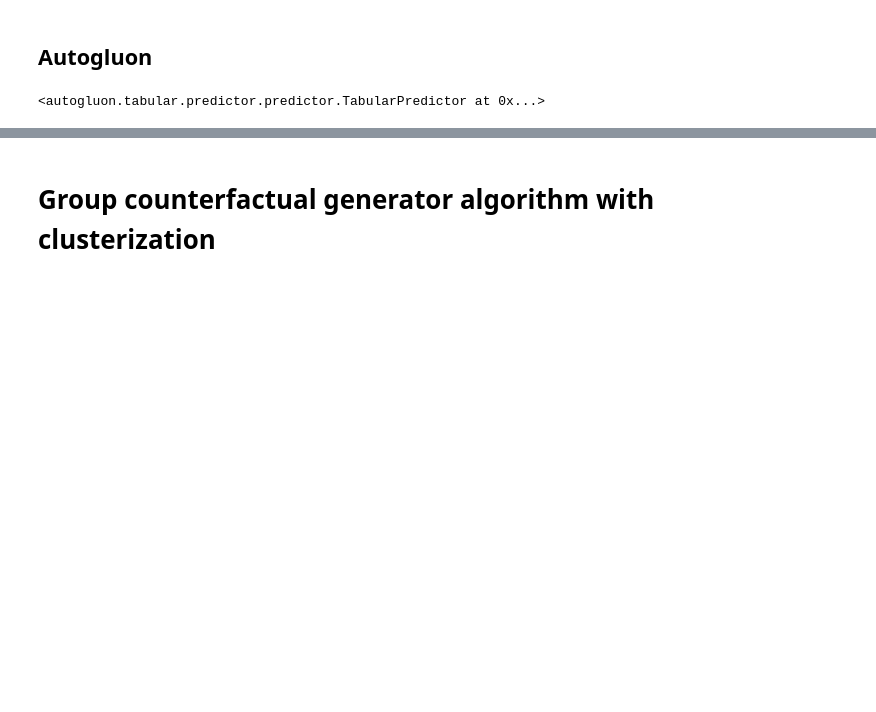
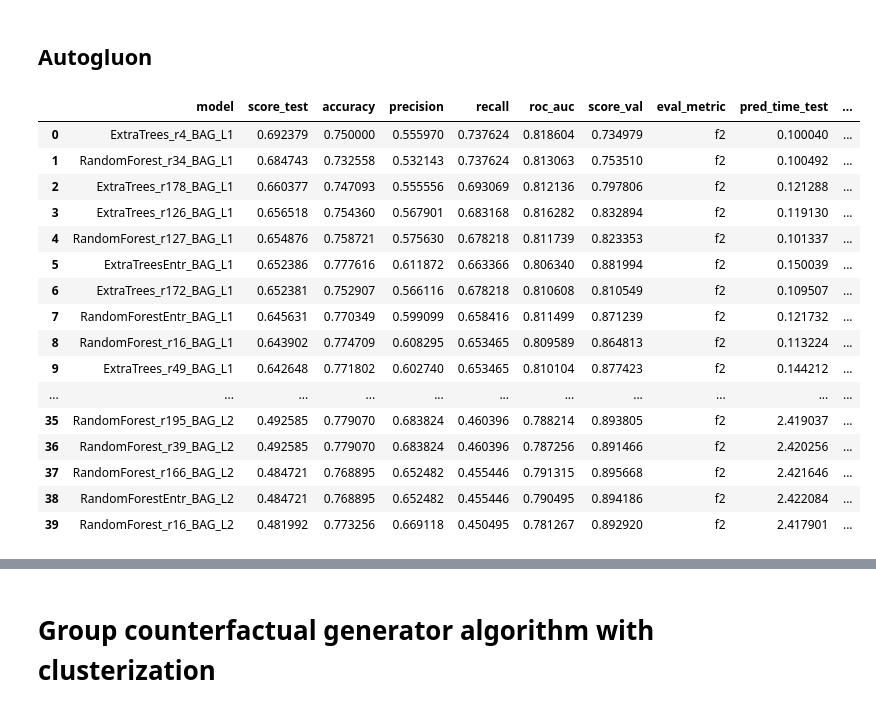
Before and after one commit to 0Kan0/Group-Counterfactuals-in-the-prediction-and-recovery-of-students-at-risk-of-academic-failure, a Jupyter notebook: main.ipynb, the cells around one changed output, grey strips where cells are left out. Saved outputs shown, nothing was run; the diff lists cells and outputs as text; code cells hidden in the pictures; blank space fills up the shorter version.

```diff
--- a/main.ipynb
+++ b/main.ipynb
@@ -228,7 +232,23 @@ test_data = TabularDataset(X_test.join(y_test))
 
 predictor = TabularPredictor(label="final_result", eval_metric=ag_make_scorer(name='f2', score_func=f2_score))
 autogluon_model = predictor.fit(train_data, presets='best_quality', time_limit=3600, verbosity=0)
-# %%
-autogluon_model
-# %% [output]
-<autogluon.tabular.predictor.predictor.TabularPredictor at 0x...>
+# %%
+autogluon_model.leaderboard(test_data, extra_metrics=['accuracy', 'precision', 'recall', 'roc_auc'])
+# %% [output]
+|  | model | score_test | accuracy | precision | recall | roc_auc | score_val | eval_metric | pred_time_test | ... |
+| 0 | ExtraTrees_r4_BAG_L1 | 0.692379 | 0.750000 | 0.555970 | 0.737624 | 0.818604 | 0.734979 | f2 | 0.100040 | ... |
+| 1 | RandomForest_r34_BAG_L1 | 0.684743 | 0.732558 | 0.532143 | 0.737624 | 0.813063 | 0.753510 | f2 | 0.100492 | ... |
+| 2 | ExtraTrees_r178_BAG_L1 | 0.660377 | 0.747093 | 0.555556 | 0.693069 | 0.812136 | 0.797806 | f2 | 0.121288 | ... |
+| 3 | ExtraTrees_r126_BAG_L1 | 0.656518 | 0.754360 | 0.567901 | 0.683168 | 0.816282 | 0.832894 | f2 | 0.119130 | ... |
+| 4 | RandomForest_r127_BAG_L1 | 0.654876 | 0.758721 | 0.575630 | 0.678218 | 0.811739 | 0.823353 | f2 | 0.101337 | ... |
+| 5 | ExtraTreesEntr_BAG_L1 | 0.652386 | 0.777616 | 0.611872 | 0.663366 | 0.806340 | 0.881994 | f2 | 0.150039 | ... |
+| 6 | ExtraTrees_r172_BAG_L1 | 0.652381 | 0.752907 | 0.566116 | 0.678218 | 0.810608 | 0.810549 | f2 | 0.109507 | ... |
+| 7 | RandomForestEntr_BAG_L1 | 0.645631 | 0.770349 | 0.599099 | 0.658416 | 0.811499 | 0.871239 | f2 | 0.121732 | ... |
+| 8 | RandomForest_r16_BAG_L1 | 0.643902 | 0.774709 | 0.608295 | 0.653465 | 0.809589 | 0.864813 | f2 | 0.113224 | ... |
+| 9 | ExtraTrees_r49_BAG_L1 | 0.642648 | 0.771802 | 0.602740 | 0.653465 | 0.810104 | 0.877423 | f2 | 0.144212 | ... |
+| ... | ... | ... | ... | ... | ... | ... | ... | ... | ... | ... |
+| 35 | RandomForest_r195_BAG_L2 | 0.492585 | 0.779070 | 0.683824 | 0.460396 | 0.788214 | 0.893805 | f2 | 2.419037 | ... |
+| 36 | RandomForest_r39_BAG_L2 | 0.492585 | 0.779070 | 0.683824 | 0.460396 | 0.787256 | 0.891466 | f2 | 2.420256 | ... |
+| 37 | RandomForest_r166_BAG_L2 | 0.484721 | 0.768895 | 0.652482 | 0.455446 | 0.791315 | 0.895668 | f2 | 2.421646 | ... |
+| 38 | RandomForestEntr_BAG_L2 | 0.484721 | 0.768895 | 0.652482 | 0.455446 | 0.790495 | 0.894186 | f2 | 2.422084 | ... |
+| 39 | RandomForest_r16_BAG_L2 | 0.481992 | 0.773256 | 0.669118 | 0.450495 | 0.781267 | 0.892920 | f2 | 2.417901 | ... |
```
Also changed, not shown: parts of 40 cells of this notebook.
